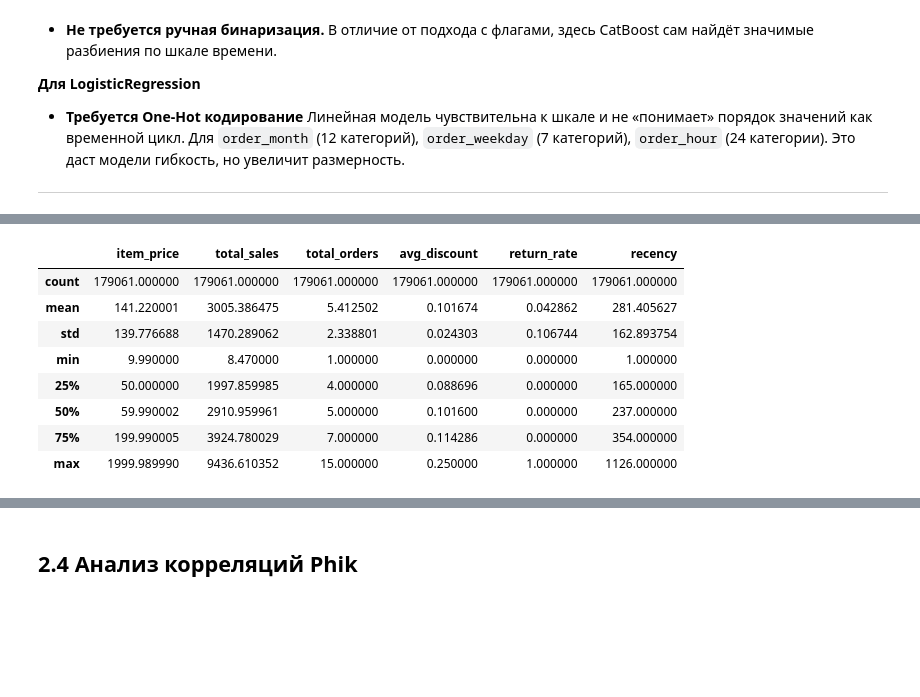
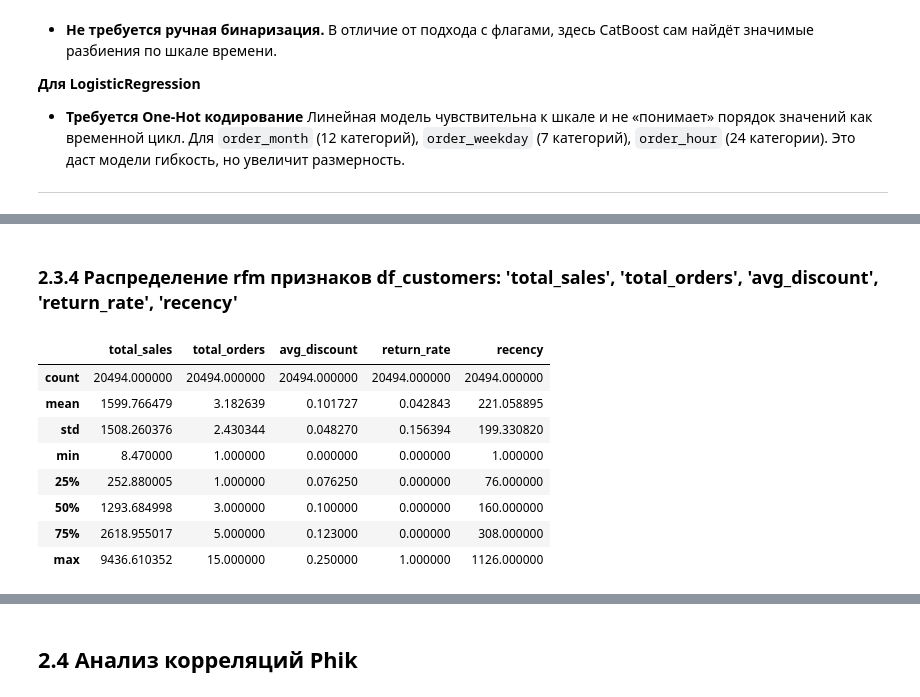
Before and after one commit to TemaQDX/sprint_18_project_carga_pronto, a Jupyter notebook: sprint_18_project_carga_pronto_Artem_Burov.ipynb, the cells around one changed output, grey strips where cells are left out. Saved outputs shown, nothing was run; the diff lists cells and outputs as text; code cells hidden in the pictures; blank space fills up the shorter version.

```diff
--- a/sprint_18_project_carga_pronto_Artem_Burov.ipynb
+++ b/sprint_18_project_carga_pronto_Artem_Burov.ipynb
@@ -619,11 +619,15 @@ plot_bar_chart(data=df_orders['late_delivery_risk'], xlabel='Доставка:
 # 2.2 Географичекий аудит и удаление аномалий
 # %%
 # Разделим признаки по категориям
+# df_customer
+geo_features = ['customer_lat', 'customer_lon']
+rfm_features = ['total_sales', 'total_orders', 'avg_discount', 'return_rate', 'recency']
+
+# df_orders
 target = 'late_delivery_risk'
-geo_features = ['customer_lat', 'customer_lon']
 categorical_features = ['shipping_mode', 'category_name']
 ordinal_features = ['order_month', 'order_weekday', 'order_hour']
-numerical_features = ['item_price', 'total_sales', 'total_orders', 'avg_discount', 'return_rate', 'recency']
+numerical_features = ['item_price']
 # %%
 # Создаём фигуру и оси с проекцией PlateCarree (равнопрямоугольная)
 fig = plt.figure(figsize=(14, 8))
@@ -951,13 +934,15 @@ for col in ordinal_features:
+# %% [markdown]
+### 2.3.4 Распределение rfm признаков df_customers: 'total_sales', 'total_orders', 'avg_discount', 'return_rate', 'recency'
 # %%
-df_cargo[numerical_features].describe()
+df_customers[rfm_features].describe()
 # %% [output]
-|  | item_price | total_sales | total_orders | avg_discount | return_rate | recency |
-| count | 179061.000000 | 179061.000000 | 179061.000000 | 179061.000000 | 179061.000000 | 179061.000000 |
-| mean | 141.220001 | 3005.386475 | 5.412502 | 0.101674 | 0.042862 | 281.405627 |
-| std | 139.776688 | 1470.289062 | 2.338801 | 0.024303 | 0.106744 | 162.893754 |
-| min | 9.990000 | 8.470000 | 1.000000 | 0.000000 | 0.000000 | 1.000000 |
-| 25% | 50.000000 | 1997.859985 | 4.000000 | 0.088696 | 0.000000 | 165.000000 |
-| 50% | 59.990002 | 2910.959961 | 5.000000 | 0.101600 | 0.000000 | 237.000000 |
-| 75% | 199.990005 | 3924.780029 | 7.000000 | 0.114286 | 0.000000 | 354.000000 |
-| max | 1999.989990 | 9436.610352 | 15.000000 | 0.250000 | 1.000000 | 1126.000000 |
+|  | total_sales | total_orders | avg_discount | return_rate | recency |
+| count | 20494.000000 | 20494.000000 | 20494.000000 | 20494.000000 | 20494.000000 |
+| mean | 1599.766479 | 3.182639 | 0.101727 | 0.042843 | 221.058895 |
+| std | 1508.260376 | 2.430344 | 0.048270 | 0.156394 | 199.330820 |
+| min | 8.470000 | 1.000000 | 0.000000 | 0.000000 | 1.000000 |
+| 25% | 252.880005 | 1.000000 | 0.076250 | 0.000000 | 76.000000 |
+| 50% | 1293.684998 | 3.000000 | 0.100000 | 0.000000 | 160.000000 |
+| 75% | 2618.955017 | 5.000000 | 0.123000 | 0.000000 | 308.000000 |
+| max | 9436.610352 | 15.000000 | 0.250000 | 1.000000 | 1126.000000 |
 # %%
```
Also changed, not shown: parts of 33 cells of this notebook, 1 other file.
